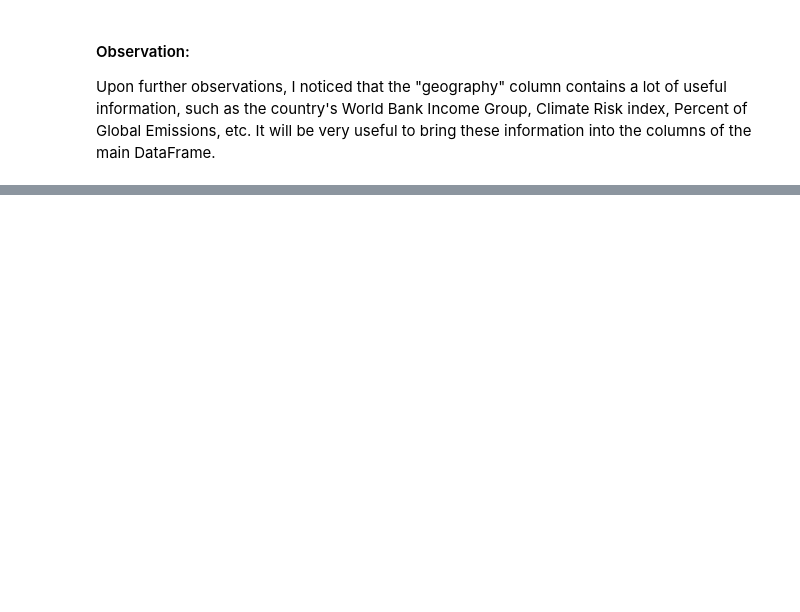
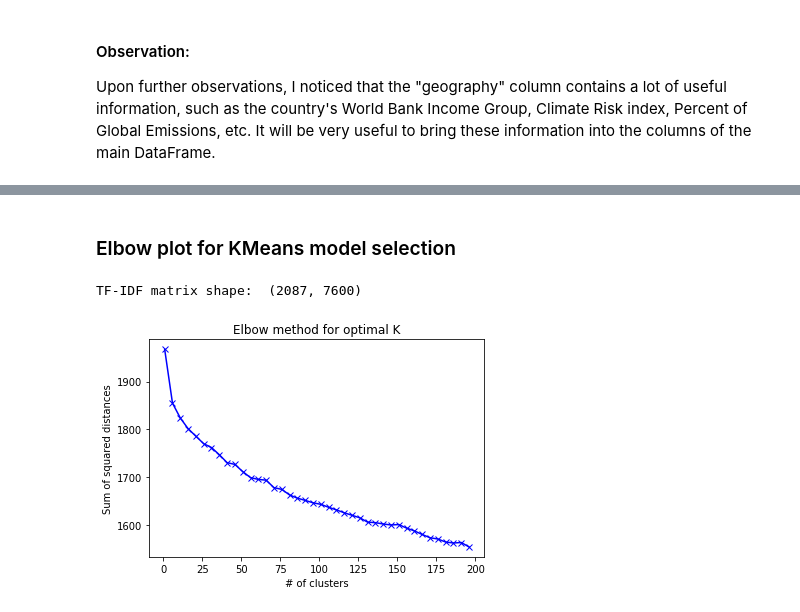
Before and after one commit to viethungha0610/climate-laws-data, a Jupyter notebook: draft_nlp_notebook.ipynb, the cells around one changed output, grey strips where cells are left out. Cells and saved outputs as stored; diff of their text form; code cells hidden in the pictures; blank space fills up the shorter version.

```diff
--- a/draft_nlp_notebook.ipynb
+++ b/draft_nlp_notebook.ipynb
@@ -176,0 +444,3 @@ climate_laws_df.to_excel(f"./climate_laws_data/{timestamp}_climate_laws_data_exp
+# %%
+# Combining climate law title and description
+climate_laws_df["clean_title_plus_desc"] = climate_laws_df.apply(lambda x: str(x["title"]) + " " + str(x["clean_description"]), axis=1)
@@ -176,0 +456,4 @@ climate_laws_df.to_excel(f"./climate_laws_data/{timestamp}_climate_laws_data_exp
+# %%
+# Main data points to use --> climate laws title + description
+climate_laws_texts = list(climate_laws_df["clean_title_plus_desc"])
+climate_laws_texts = preprocess(climate_laws_texts)
@@ -176,0 +485,43 @@ climate_laws_df.to_excel(f"./climate_laws_data/{timestamp}_climate_laws_data_exp
+# %% [markdown]
+### Elbow plot for KMeans model selection
+# %%
+# Dummy func
+def dummy_func(doc):
+    return doc
+# %%
+# Helper function
+def elbow_kmeans_ssd(data, n, step, ngram_range=(1,1)):
+    # Vectorization
+    tfidf = TfidfVectorizer(analyzer='word',
+                            tokenizer=dummy_func,
+                            preprocessor=dummy_func,
+                            token_pattern=None,
+                            ngram_range=ngram_range
+                            )
+    tfidf_matrix = tfidf.fit_transform(data)
+    print("TF-IDF matrix shape: ", tfidf_matrix.shape)
+    # Clustering
+    sum_of_square_distances = []
+    iter_range = range(1, n, step)
+    for k in tqdm(iter_range):
+        kmeans_model = MiniBatchKMeans(n_clusters=k,
+                                       init='k-means++',
+                                       n_init=1,
+                                       init_size=1000,
+                                       batch_size=1000,
+                                       verbose=0,
+                                       max_iter=1000,
+                                       random_state=0)
+        kmeans_model = kmeans_model.fit(tfidf_matrix)
+        sum_of_square_distances.append(kmeans_model.inertia_)
+    plt.plot(iter_range, sum_of_square_distances, 'bx-')
+    plt.xlabel("# of clusters")
+    plt.ylabel("Sum of squared distances")
+    plt.title("Elbow method for optimal K")
+    plt.show()
+# %%
+# Running the KMeans elbow plot
+elbow_kmeans_ssd(climate_laws_texts, 200, 5, (1,1))
+# %% [output]
+TF-IDF matrix shape:  (2087, 7600)
+[figure, added]
```
Also changed, not shown: parts of 74 cells of this notebook, 19 other files.
